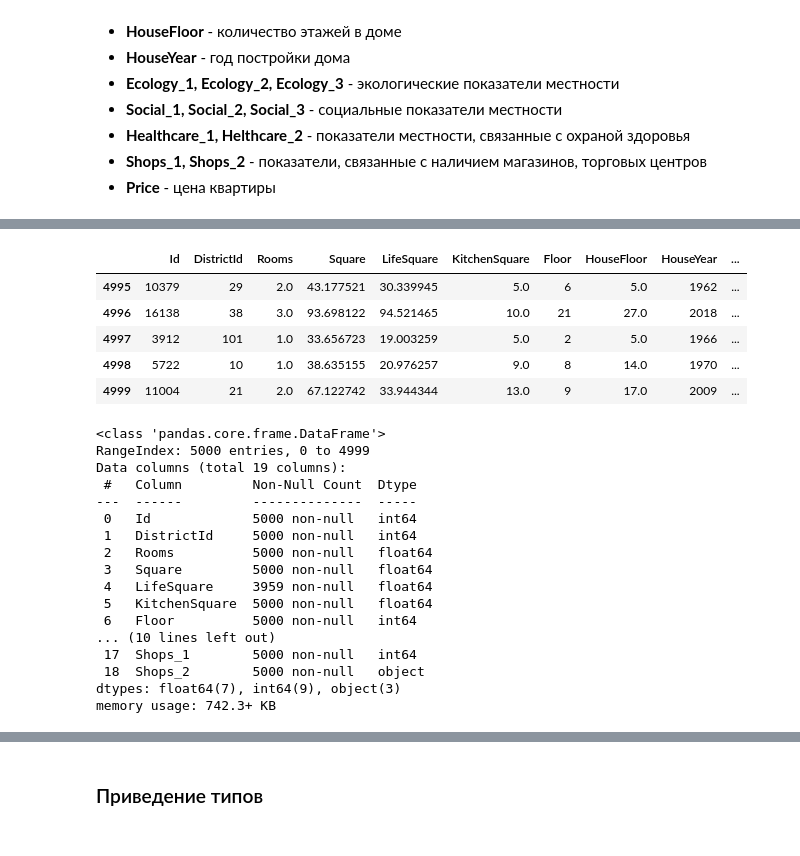
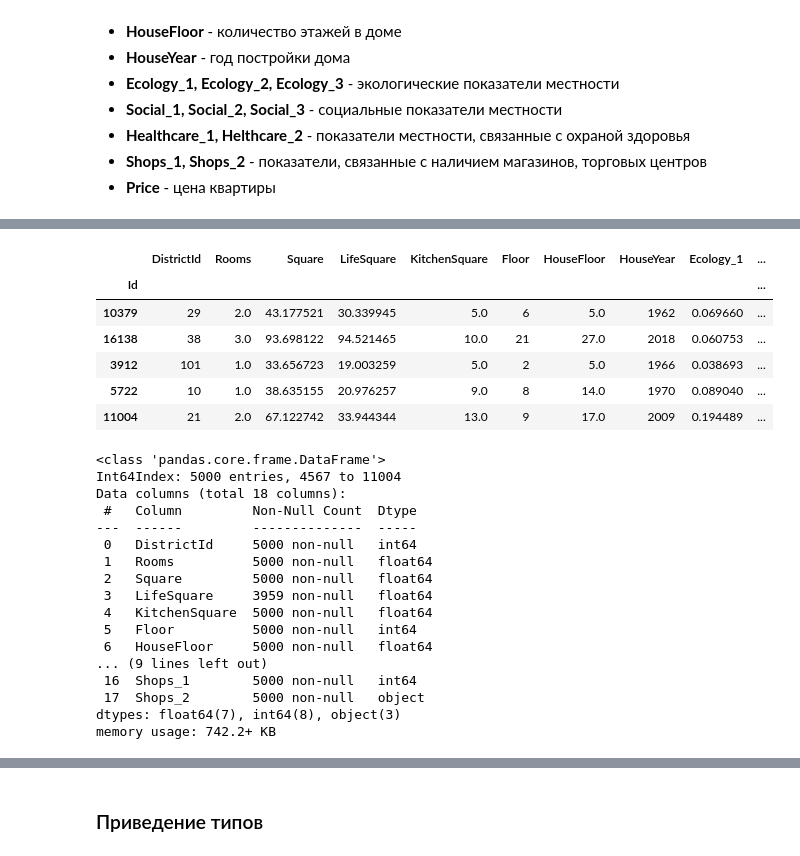
Before and after one commit to nglaz0v/Python_Libraries, a Jupyter notebook: project/project.ipynb, the cells around one changed output, grey strips where cells are left out. Saved outputs shown, nothing was run; the diff lists cells and outputs as text; code cells hidden in the pictures.

Commit message:
Real Estate Price Prediction: use 'Id' column as index

```diff
--- a/project/project.ipynb
+++ b/project/project.ipynb
@@ -156,33 +157,34 @@ train_df.describe()
 # %%
-test_df = pd.read_csv(TEST_DATASET_PATH)
+test_df = pd.read_csv(TEST_DATASET_PATH, index_col="Id")
 test_df.tail()
 # %% [output]
-|  | Id | DistrictId | Rooms | Square | LifeSquare | KitchenSquare | Floor | HouseFloor | HouseYear | ... |
-| 4995 | 10379 | 29 | 2.0 | 43.177521 | 30.339945 | 5.0 | 6 | 5.0 | 1962 | ... |
-| 4996 | 16138 | 38 | 3.0 | 93.698122 | 94.521465 | 10.0 | 21 | 27.0 | 2018 | ... |
-| 4997 | 3912 | 101 | 1.0 | 33.656723 | 19.003259 | 5.0 | 2 | 5.0 | 1966 | ... |
-| 4998 | 5722 | 10 | 1.0 | 38.635155 | 20.976257 | 9.0 | 8 | 14.0 | 1970 | ... |
-| 4999 | 11004 | 21 | 2.0 | 67.122742 | 33.944344 | 13.0 | 9 | 17.0 | 2009 | ... |
+|  | DistrictId | Rooms | Square | LifeSquare | KitchenSquare | Floor | HouseFloor | HouseYear | Ecology_1 | ... |
+| Id |  |  |  |  |  |  |  |  |  | ... |
+| 10379 | 29 | 2.0 | 43.177521 | 30.339945 | 5.0 | 6 | 5.0 | 1962 | 0.069660 | ... |
+| 16138 | 38 | 3.0 | 93.698122 | 94.521465 | 10.0 | 21 | 27.0 | 2018 | 0.060753 | ... |
+| 3912 | 101 | 1.0 | 33.656723 | 19.003259 | 5.0 | 2 | 5.0 | 1966 | 0.038693 | ... |
+| 5722 | 10 | 1.0 | 38.635155 | 20.976257 | 9.0 | 8 | 14.0 | 1970 | 0.089040 | ... |
+| 11004 | 21 | 2.0 | 67.122742 | 33.944344 | 13.0 | 9 | 17.0 | 2009 | 0.194489 | ... |
 # %%
 test_df.info()
 # %% [output]
 <class 'pandas.core.frame.DataFrame'>
-RangeIndex: 5000 entries, 0 to 4999
-Data columns (total 19 columns):
+Int64Index: 5000 entries, 4567 to 11004
+Data columns (total 18 columns):
  #   Column         Non-Null Count  Dtype
 ---  ------         --------------  -----
- 0   Id             5000 non-null   int64
- 1   DistrictId     5000 non-null   int64
- 2   Rooms          5000 non-null   float64
- 3   Square         5000 non-null   float64
- 4   LifeSquare     3959 non-null   float64
- 5   KitchenSquare  5000 non-null   float64
- 6   Floor          5000 non-null   int64
-... (10 lines left out)
- 17  Shops_1        5000 non-null   int64
- 18  Shops_2        5000 non-null   object
-dtypes: float64(7), int64(9), object(3)
-memory usage: 742.3+ KB
+ 0   DistrictId     5000 non-null   int64
+ 1   Rooms          5000 non-null   float64
+ 2   Square         5000 non-null   float64
+ 3   LifeSquare     3959 non-null   float64
+ 4   KitchenSquare  5000 non-null   float64
+ 5   Floor          5000 non-null   int64
+ 6   HouseFloor     5000 non-null   float64
+... (9 lines left out)
+ 16  Shops_1        5000 non-null   int64
+ 17  Shops_2        5000 non-null   object
+dtypes: float64(7), int64(8), object(3)
+memory usage: 742.2+ KB
 # %%
 test_df.describe()
 # %% [output]
```
Also changed, not shown: parts of 7 cells of this notebook.
